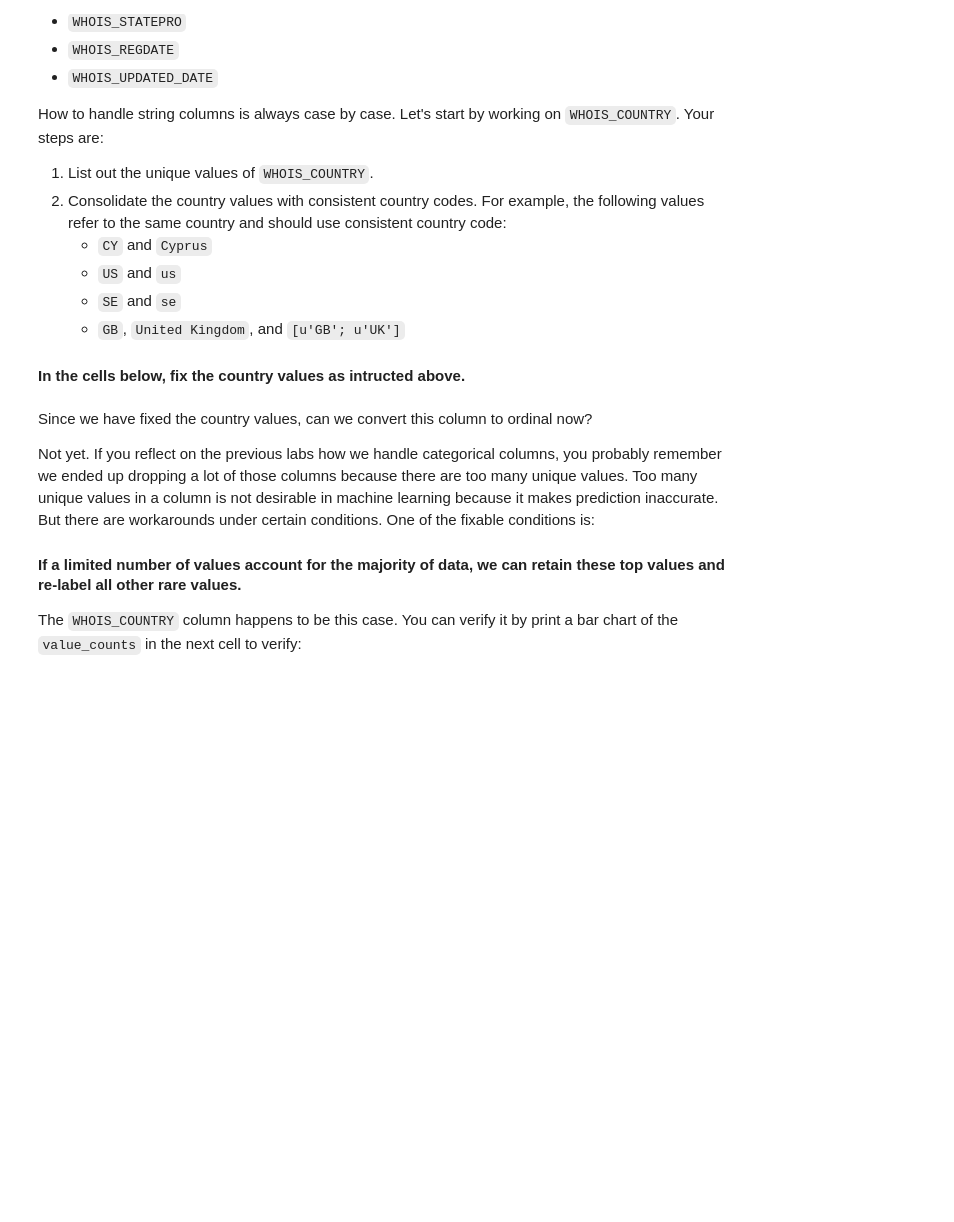
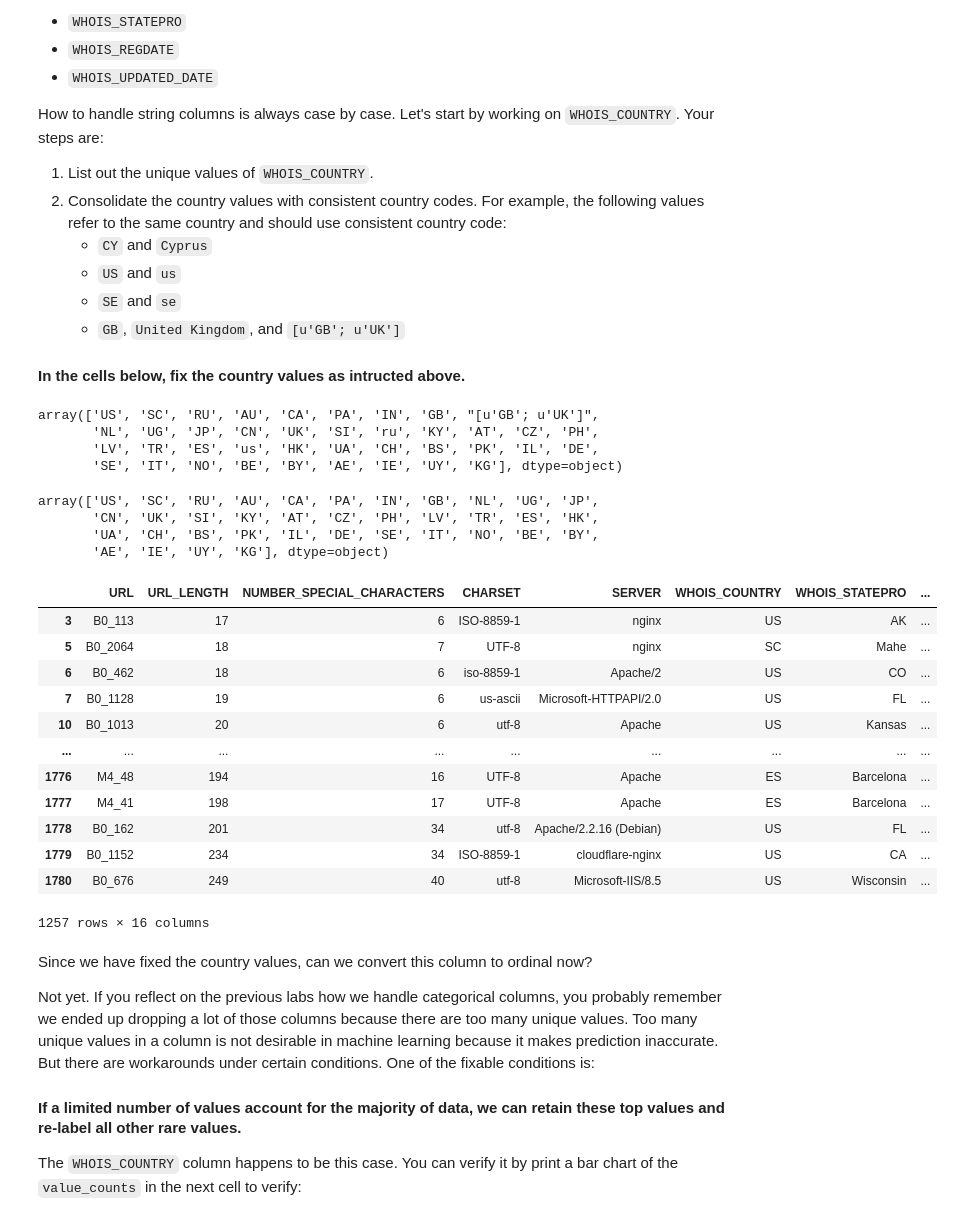
Before and after one commit to Ironhack-Data-Madrid-Octubre-2023/7.1-lab_supervised_learning, a Jupyter notebook: your-code/main.ipynb, the cells around one changed output. Drawn from its saved outputs; the diff is of its cells as text; code cells hidden in the pictures; blank space fills up the shorter version.

```diff
--- a/your-code/main.ipynb
+++ b/your-code/main.ipynb
@@ -314,3 +374,34 @@ How to handle string columns is always case by case. Let's start by working on `
+# %%
+websites2.WHOIS_COUNTRY.unique()
+# %% [output]
+array(['US', 'SC', 'RU', 'AU', 'CA', 'PA', 'IN', 'GB', "[u'GB'; u'UK']",
+       'NL', 'UG', 'JP', 'CN', 'UK', 'SI', 'ru', 'KY', 'AT', 'CZ', 'PH',
+       'LV', 'TR', 'ES', 'us', 'HK', 'UA', 'CH', 'BS', 'PK', 'IL', 'DE',
+       'SE', 'IT', 'NO', 'BE', 'BY', 'AE', 'IE', 'UY', 'KG'], dtype=object)
+# %%
+websites2['WHOIS_COUNTRY'] = websites2['WHOIS_COUNTRY'].str.replace('us', 'US').str.replace("[u'GB'; u'UK']", 'GB').str.replace('ru', 'RU')
+websites2.WHOIS_COUNTRY.unique()
+# %% [output]
+array(['US', 'SC', 'RU', 'AU', 'CA', 'PA', 'IN', 'GB', 'NL', 'UG', 'JP',
+       'CN', 'UK', 'SI', 'KY', 'AT', 'CZ', 'PH', 'LV', 'TR', 'ES', 'HK',
+       'UA', 'CH', 'BS', 'PK', 'IL', 'DE', 'SE', 'IT', 'NO', 'BE', 'BY',
+       'AE', 'IE', 'UY', 'KG'], dtype=object)
+# %%
+websites2
+# %% [output]
+|  | URL | URL_LENGTH | NUMBER_SPECIAL_CHARACTERS | CHARSET | SERVER | WHOIS_COUNTRY | WHOIS_STATEPRO | ... |
+| 3 | B0_113 | 17 | 6 | ISO-8859-1 | nginx | US | AK | ... |
+| 5 | B0_2064 | 18 | 7 | UTF-8 | nginx | SC | Mahe | ... |
+| 6 | B0_462 | 18 | 6 | iso-8859-1 | Apache/2 | US | CO | ... |
+| 7 | B0_1128 | 19 | 6 | us-ascii | Microsoft-HTTPAPI/2.0 | US | FL | ... |
+| 10 | B0_1013 | 20 | 6 | utf-8 | Apache | US | Kansas | ... |
+| ... | ... | ... | ... | ... | ... | ... | ... | ... |
+| 1776 | M4_48 | 194 | 16 | UTF-8 | Apache | ES | Barcelona | ... |
+| 1777 | M4_41 | 198 | 17 | UTF-8 | Apache | ES | Barcelona | ... |
+| 1778 | B0_162 | 201 | 34 | utf-8 | Apache/2.2.16 (Debian) | US | FL | ... |
+| 1779 | B0_1152 | 234 | 34 | ISO-8859-1 | cloudflare-nginx | US | CA | ... |
+| 1780 | B0_676 | 249 | 40 | utf-8 | Microsoft-IIS/8.5 | US | Wisconsin | ... |
+1257 rows × 16 columns
 # %% [markdown]
 Since we have fixed the country values, can we convert this column to ordinal now?
 
```
Also changed, not shown: parts of 45 cells of this notebook.
